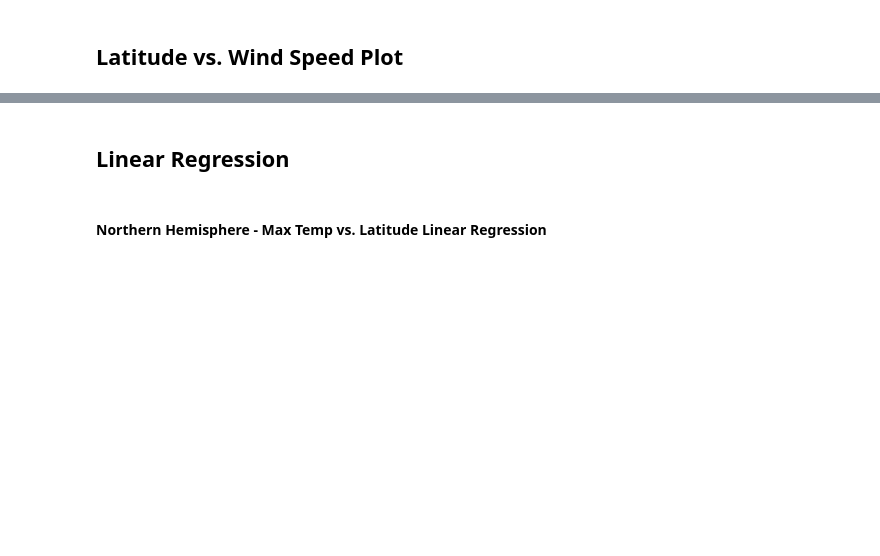
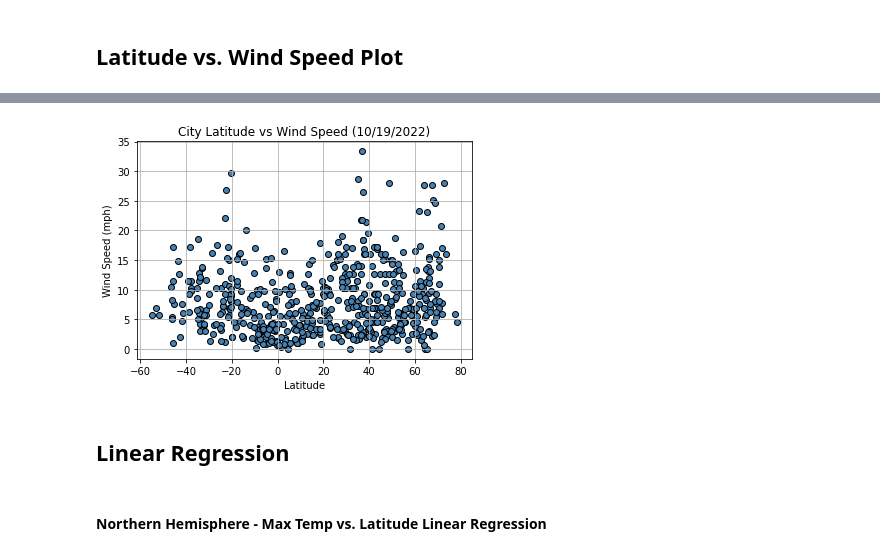
Before and after one commit to scheaton/python-api-challenge, a Jupyter notebook: WeatherPy/WeatherPy.ipynb, the cells around one changed output, grey strips where cells are left out. Saved outputs shown, nothing was run; the diff lists cells and outputs as text; code cells hidden in the pictures; blank space fills up the shorter version.

```diff
--- a/WeatherPy/WeatherPy.ipynb
+++ b/WeatherPy/WeatherPy.ipynb
@@ -155,2 +245,14 @@ Int64Index([], dtype='int64')
+# %%
+x_values = cities_data['Lat']
+y_values = cities_data['Wind Speed']
+plt.scatter(x_values,y_values, c='steelblue', edgecolor='black')
+plt.title("City Latitude vs Wind Speed (10/19/2022)")
+plt.xlabel('Latitude')
+plt.ylabel('Wind Speed (mph)')
+plt.grid()
+plt.savefig("../output_data/Fig4_Lat_vs_Wnd.png")
+plt.show()
+# %% [output]
+[figure, added]
 # %% [markdown]
 ## Linear Regression
```
Also changed, not shown: parts of 39 cells of this notebook, 17 other files.
